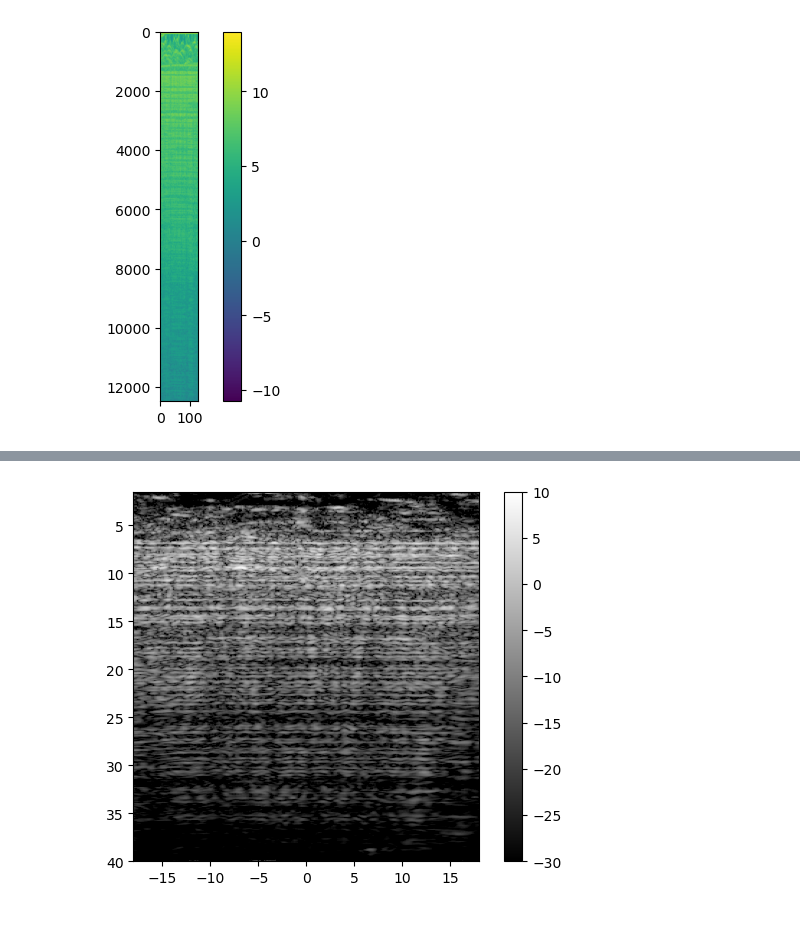
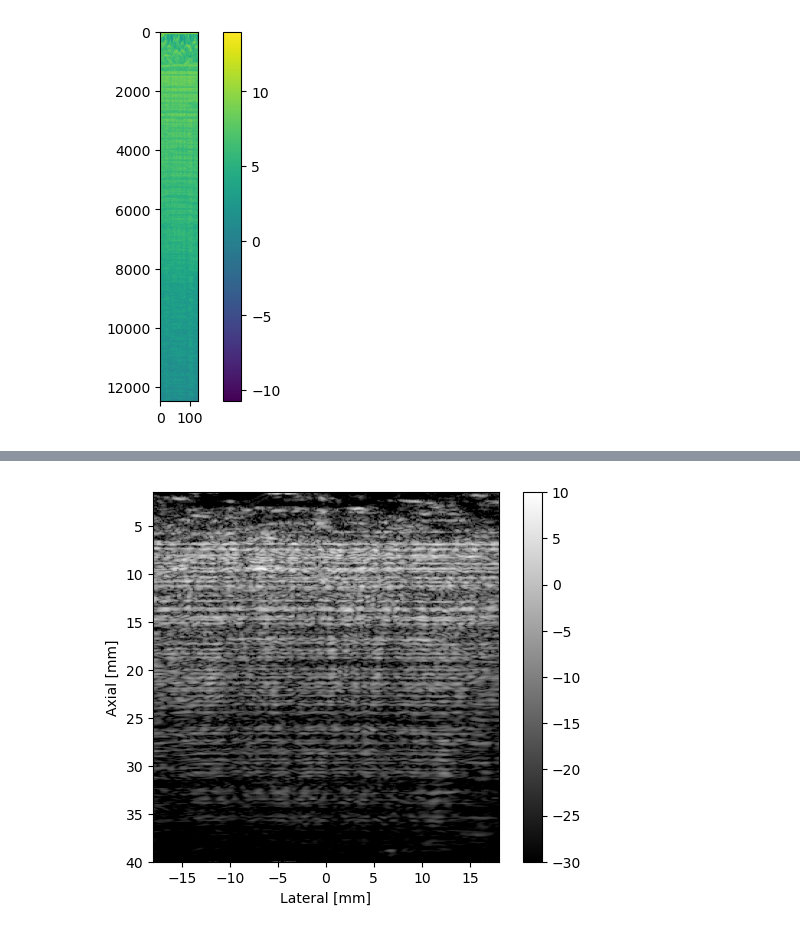
Before and after one commit to wewightman/fullwavefinal, a Jupyter notebook: devsegmentation.ipynb, the cells around one changed output, grey strips where cells are left out. Saved outputs shown, nothing was run; the diff lists cells and outputs as text; code cells hidden in the pictures.

```diff
--- a/devsegmentation.ipynb
+++ b/devsegmentation.ipynb
@@ -86,16 +94,18 @@ plt.show()
 # %%
 bindata = np.fromfile("exfiles_wscat/deg0_bf.bin", dtype=np.double)
 bindata = bindata.reshape((267,-1)).T
 
 env = np.abs(sig.hilbert(bindata, axis=0))
 logged = 20*np.log10(env/np.percentile(env, 99))
 plt.figure()
 plt.imshow(logged, extent = [-20, 20, 40, 1.5], vmin=-30, vmax=10, cmap='gray')
 plt.xlim(-18, 18)
+plt.xlabel("Lateral [mm]")
+plt.ylabel("Axial [mm]")
 plt.colorbar()
 plt.show()
 # %% [output]
-[figure, old version]
+[figure, new version]
 # %%
 bindata = np.fromfile("exfiles_wscat/deg-8_bf.bin", dtype=np.double)
 bindata = bindata.reshape((267,-1)).T
```
Also changed, not shown: parts of 7 cells of this notebook, 6 other files.
